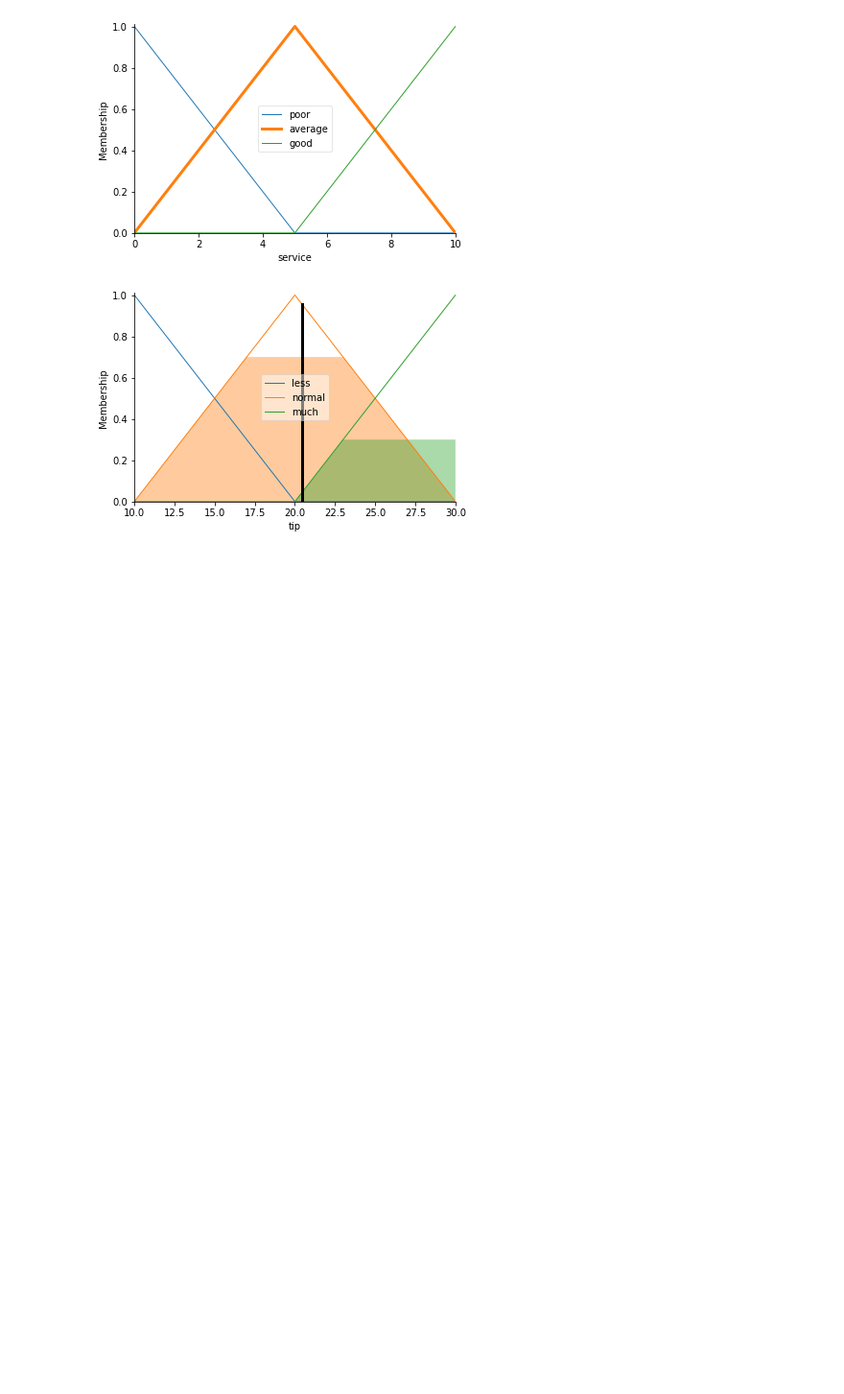
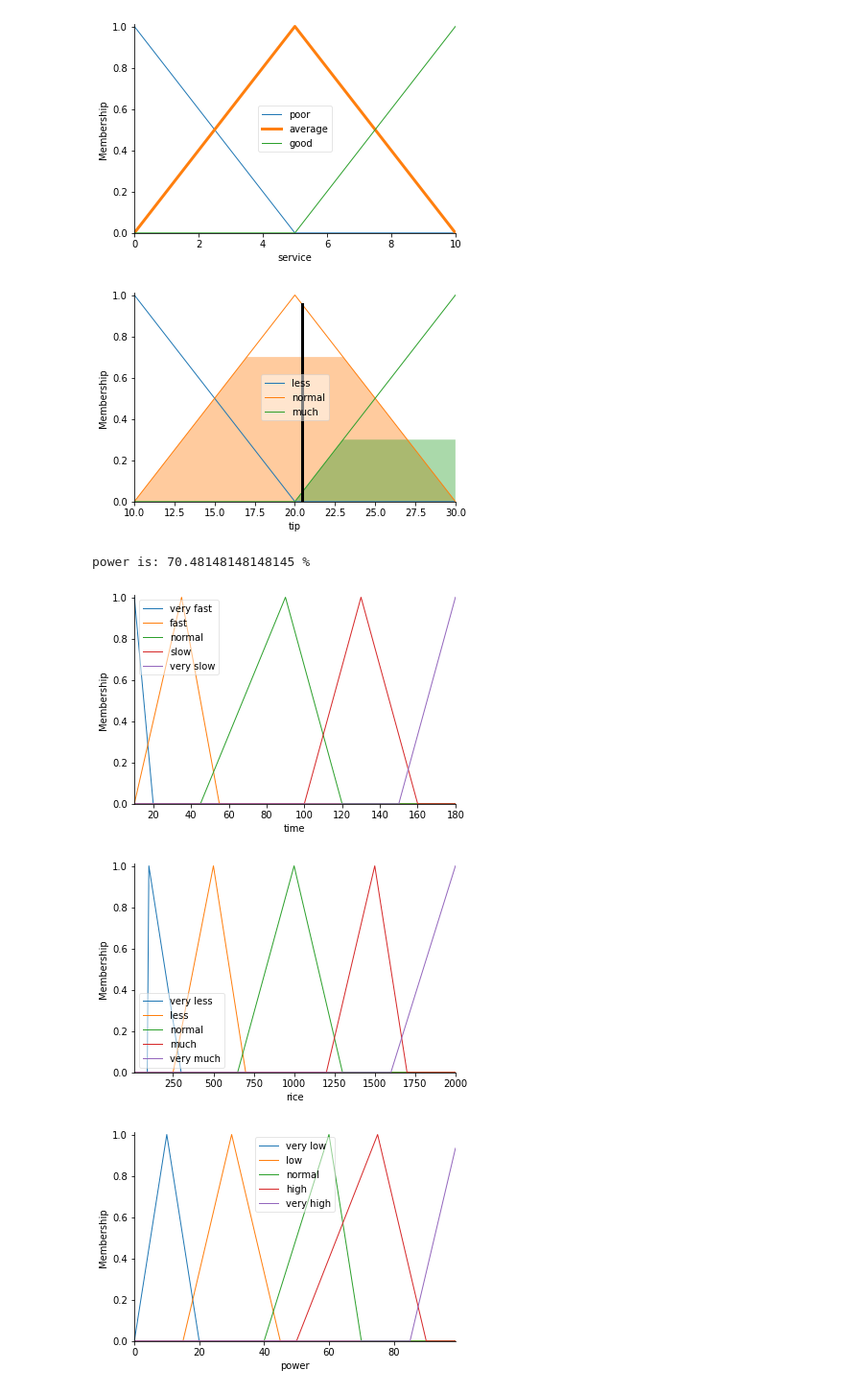
Before and after one commit to pdthang26/Artificial-Intellignece-ST7-1234, a Jupyter notebook: AI_W4_25_02_23.ipynb, the cells around one changed output. Shown: that part at 96% size. Drawn from its saved outputs; the diff is of its cells as text; code cells hidden in the pictures; blank space fills up the shorter version.

```diff
--- a/AI_W4_25_02_23.ipynb
+++ b/AI_W4_25_02_23.ipynb
@@ -93,3 +93,83 @@ tip.view(sim = tipping)
 [figure]
 [figure]
 [figure]
+# %%
+import numpy as np
+import skfuzzy as fuzz
+from skfuzzy import control as ctrl
+
+time = ctrl.Antecedent(np.arange(10,181,5), 'time')
+rice = ctrl.Antecedent(np.arange(10,2001,10), 'rice')
+power = ctrl.Consequent(np.arange(0,100,1),'power')
+
+time['very fast'] = fuzz.trimf(time.universe, [10, 10, 20])
+time['fast'] =fuzz.trimf(time.universe, [10,35,55])
+time['normal'] = fuzz.trimf(time.universe, [45,90,120])
+time['slow'] = fuzz.trimf(time.universe, [100,130,160])
+time['very slow'] = fuzz.trimf(time.universe, [150,180,180])
+
+rice['very less'] = fuzz.trimf(rice.universe, [100, 100, 300])
+rice['less'] =fuzz.trimf(rice.universe, [250,500,700])
+rice['normal'] = fuzz.trimf(rice.universe, [650,1000,1300])
+rice['much'] = fuzz.trimf(rice.universe, [1200,1500,1700])
+rice['very much'] = fuzz.trimf(rice.universe, [1600,2000,2000])
+
+power['very low'] = fuzz.trimf(power.universe, [0, 10, 20])
+power['low'] =fuzz.trimf(power.universe, [15,30,45])
+power['normal'] = fuzz.trimf(power.universe, [40,60,70])
+power['high'] = fuzz.trimf(power.universe, [50,75,90])
+power['very high'] = fuzz.trimf(power.universe, [85,100,100])
+
+#Drawing membership diagram
+
+time.view()
+rice.view()
+power.view()
+
+#Create Rules
+rule1 = ctrl.Rule(time['very fast']&rice['very less'], power['high'])
+rule2 = ctrl.Rule(time['fast']&rice['very less'], power['high'])
+rule3 = ctrl.Rule(time['normal']&rice['very less'], power['normal'])
+rule4 = ctrl.Rule(time['slow']&rice['very less'], power['very low'])
+rule5 = ctrl.Rule(time['very slow']&rice['very less'], power['very low'])
+
+rule6 = ctrl.Rule(time['very fast']&rice['less'], power['high'])
+rule7 = ctrl.Rule(time['fast']&rice['less'], power['high'])
+rule8 = ctrl.Rule(time['normal']&rice['less'], power['normal'])
+rule9 = ctrl.Rule(time['slow']&rice['less'], power['low'])
+rule10 = ctrl.Rule(time['very slow']&rice['less'], power['very low'])
+
+rule11 = ctrl.Rule(time['very fast']&rice['normal'], power['very high'])
+rule12 = ctrl.Rule(time['fast']&rice['normal'], power['very high'])
+rule13 = ctrl.Rule(time['normal']&rice['normal'], power['high'])
+rule14 = ctrl.Rule(time['slow']&rice['normal'], power['low'])
+rule15 = ctrl.Rule(time['very slow']&rice['normal'], power['very low'])
+
+rule16 = ctrl.Rule(time['very fast']&rice['much'], power['very high'])
+rule17 = ctrl.Rule(time['fast']&rice['much'], power['very high'])
+rule18 = ctrl.Rule(time['normal']&rice['much'], power['high'])
+rule19 = ctrl.Rule(time['slow']&rice['much'], power['high'])
+rule20 = ctrl.Rule(time['very slow']&rice['much'], power['normal'])
+
+rule21 = ctrl.Rule(time['very fast']&rice['very much'], power['very high'])
+rule22 = ctrl.Rule(time['fast']&rice['very much'], power['very high'])
+rule23 = ctrl.Rule(time['normal']&rice['very much'], power['high'])
+rule24 = ctrl.Rule(time['slow']&rice['very much'], power['high'])
+rule25 = ctrl.Rule(time['very slow']&rice['very much'], power['normal'])
+
+#--------------------------------------------------------------------
+tipping_ctrl = ctrl.ControlSystem([rule1, rule2, rule3, rule4, rule5, rule6, rule7, rule8, rule9, rule10, rule11, rule12, rule13, rule14,
+                                   rule15, rule16, rule17, rule18, rule19, rule20, rule21, rule22, rule23, rule24, rule25])
+tipping = ctrl.ControlSystemSimulation(tipping_ctrl)
+
+tipping.input['time'] = 15
+tipping.input['rice'] = 300
+tipping.compute()
+
+print('power is:', tipping.output['power'],'%')
+power.view(sim=tipping)
+# %% [output]
+power is: 70.48148148148145 %
+[figure, added]
+[figure, added]
+[figure, added]
```
Also changed, not shown: parts of 2 cells of this notebook.
